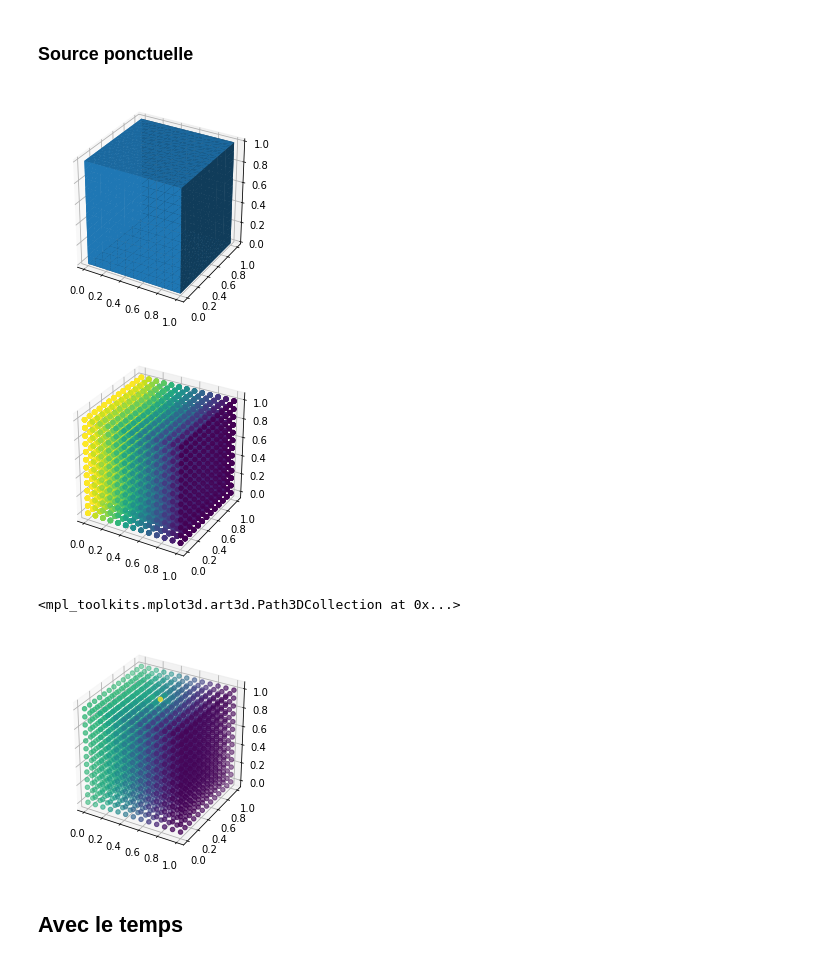
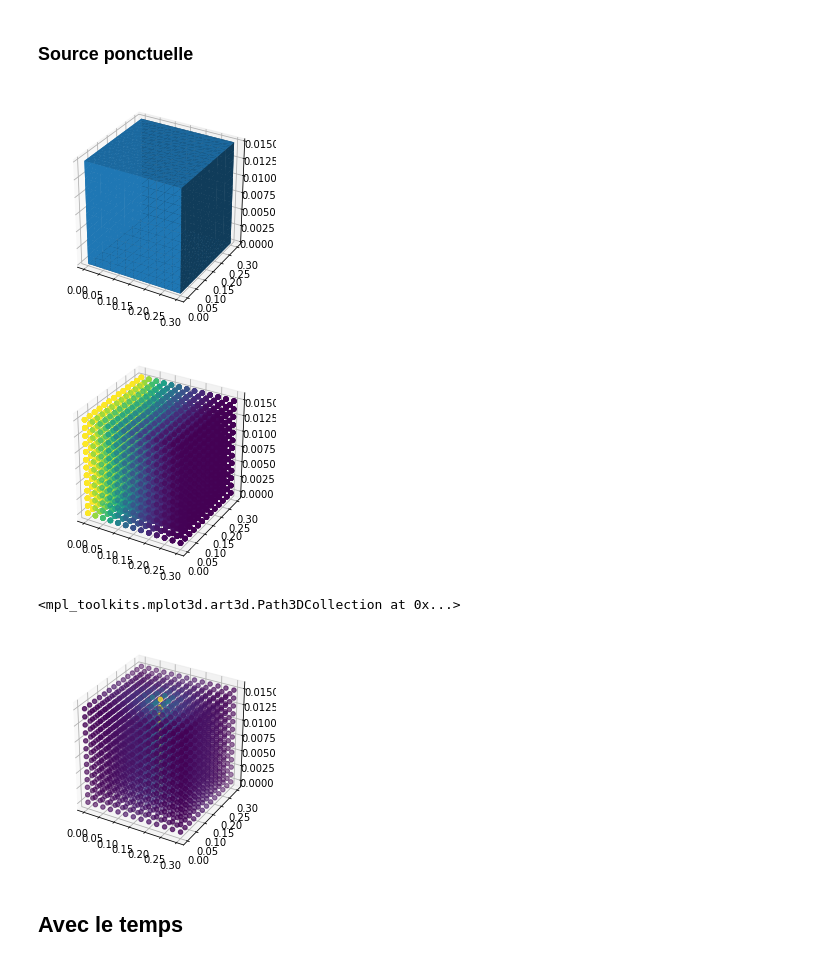
Before and after one commit to 3301239SU/projet, a Jupyter notebook: projetS222.ipynb, the cells around one changed output. Cells and saved outputs as stored; diff of their text form; code cells hidden in the pictures.

```diff
--- a/projetS222.ipynb
+++ b/projetS222.ipynb
@@ -107,10 +136,10 @@ plt.colorbar(graph);
 # %%
 from dolfin import *
 nbrnoeuds = 12
-mesh2 = BoxMesh(Point(0,0, 0), Point(1, 1, 1), nbrnoeuds, nbrnoeuds , nbrnoeuds)
+mesh2 = BoxMesh(Point(0,0, 0), Point(0.3, 0.3, 0.3/20.), nbrnoeuds, nbrnoeuds , nbrnoeuds)
 plot(mesh2)
 # %% [output]
-[figure, old version]
+[figure, new version]
 # %%
 T = 2.0            # final time
 num_steps = 10     # number of time steps
@@ -168,7 +197,7 @@ a, L = lhs(F), rhs(F)
 
 A, b = assemble_system(a, L, b_T)
 
-delta = PointSource(V, Point(0,0,0.5), 1000)
+delta = PointSource(V, Point(0.15,0.15,0.3/20), 1000)
 delta.apply(b)
 
 
@@ -193,8 +222,11 @@ for n in range(num_steps):
     u_n.assign(u)
     graph=plot(u)
    #plt.colorbar(graph);
+
+
+##ne fonctionne pas mais utile
 # %% [output]
-[figure, old version]
+[figure, new version]
 # %%
 class NoslipBoundary(SubDomain):
     def inside(self, x, on_boundary):
@@ -202,35 +234,35 @@ class NoslipBoundary(SubDomain):
 
 #dolfin_eps= eps tres petit comme d'hab
 class NoslipBoundary2(SubDomain):
     def inside(self, x, on_boundary):
         return on_boundary and ( x[0] > 1.0 - DOLFIN_EPS)
 
 b_T = [DirichletBC(V, Constant(1.), NoslipBoundary()),
        DirichletBC(V, Constant(0.), NoslipBoundary2())]
 
 V = FunctionSpace(mesh2,"CG", 1)
 u = TrialFunction(V)
 v = TestFunction(V)
 f = Constant(beta - 2 - 2*alpha)
 
 F = u*v*dx + dt*dot(grad(u), grad(v))*dx - (u_n + dt*f)*v*dx
 a, L = lhs(F), rhs(F)
 
 
 #a = inner(grad(u), grad(v))*dx
 #L = Constant(0)*v*dx
 A, l = assemble_system(a, L, b_T)
 
-delta = PointSource(V, Point(0.5, 0.5,1.), 1.)
+delta = PointSource(V, Point(0.15, 0.15,0.3/20), 1.)
 delta.apply(l)
 
 u = Function(V)
 
 solve(A, u.vector(),l)
 plot(u)
 # %% [output]
 <mpl_toolkits.mplot3d.art3d.Path3DCollection at 0x...>
-[figure, old version]
+[figure, new version]
 # %% [markdown]
 ## Avec le temps
 # %%
```
Also changed, not shown: parts of 10 cells of this notebook.
